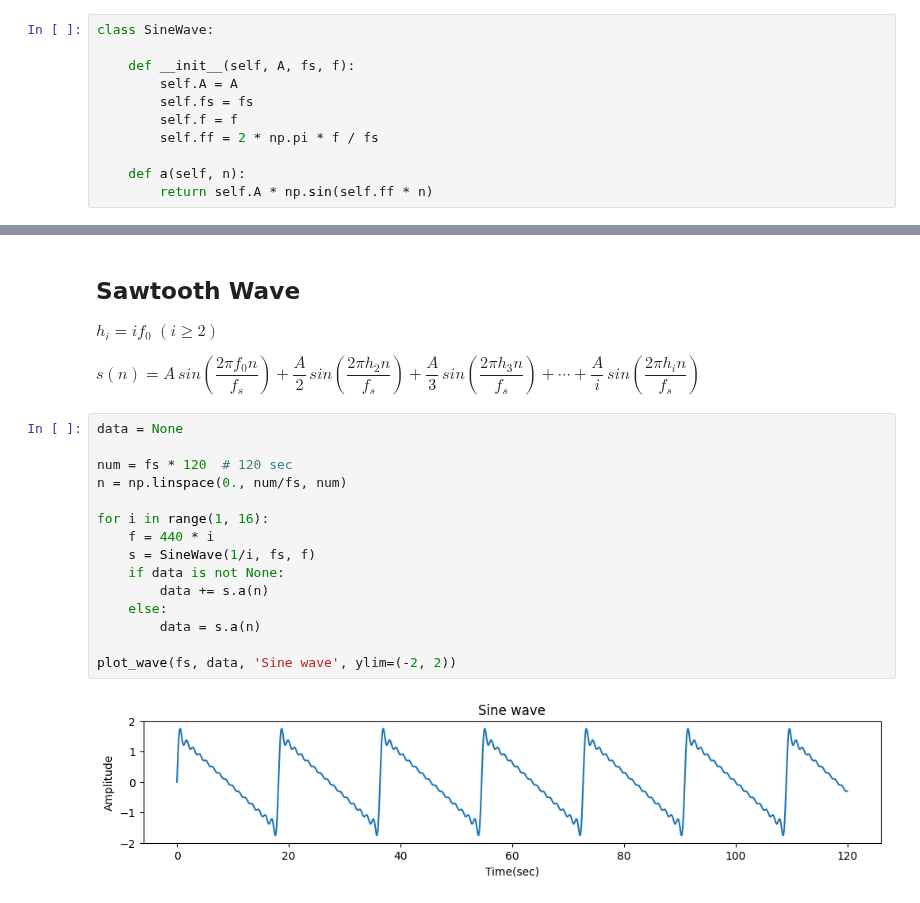
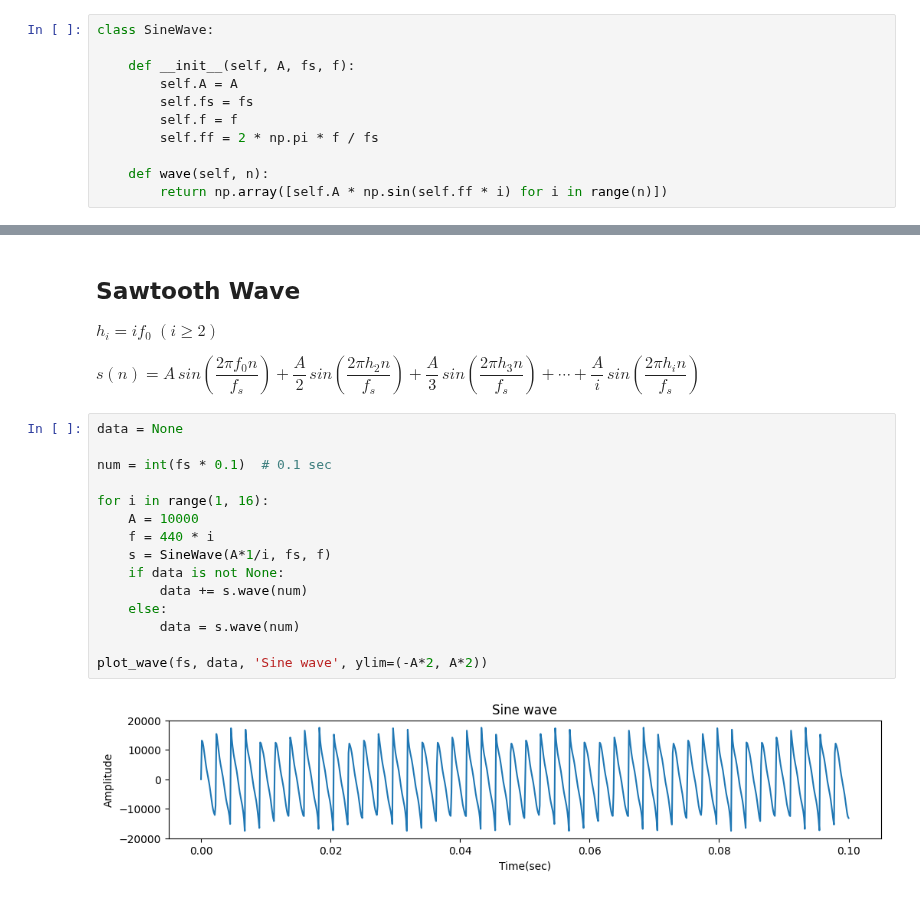
Before and after one commit to araobp/data-science, a Jupyter notebook: DigitalAudioProcessing/DigitalAudioProcessing1.ipynb, the cells around one changed output, grey strips where cells are left out. Drawn from its saved outputs; the diff is of its cells as text.

```diff
--- a/DigitalAudioProcessing/DigitalAudioProcessing1.ipynb
+++ b/DigitalAudioProcessing/DigitalAudioProcessing1.ipynb
@@ -84,7 +84,7 @@ class SineWave:
         self.f = f
         self.ff = 2 * np.pi * f / fs
 
-    def a(self, n):
-        return self.A * np.sin(self.ff * n)
+    def wave(self, n):
+        return np.array([self.A * np.sin(self.ff * i) for i in range(n)])
 # %%
 fs = 8000
@@ -106,17 +105,17 @@ $s(n) = A \, sin(\dfrac{2 \pi f_0 n}{f_s}) + \dfrac{A}{2} \, sin(\dfrac{2 \pi h_
 # %%
 data = None
 
-num = fs * 120  # 120 sec
-n = np.linspace(0., num/fs, num)
+num = int(fs * 0.1)  # 0.1 sec
 
 for i in range(1, 16):
+    A = 10000
     f = 440 * i
-    s = SineWave(1/i, fs, f)
+    s = SineWave(A*1/i, fs, f)
     if data is not None:
-        data += s.a(n)
+        data += s.wave(num)
     else:
-        data = s.a(n)
+        data = s.wave(num)
 
-plot_wave(fs, data, 'Sine wave', ylim=(-2, 2))
+plot_wave(fs, data, 'Sine wave', ylim=(-A*2, A*2))
 # %% [output]
-[figure, old version]
+[figure, new version]
```
Also changed, not shown: parts of 3 cells of this notebook.
